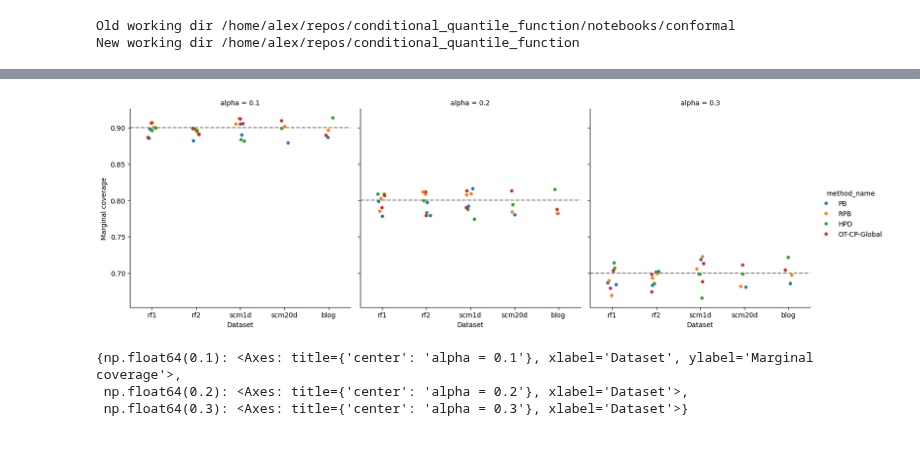
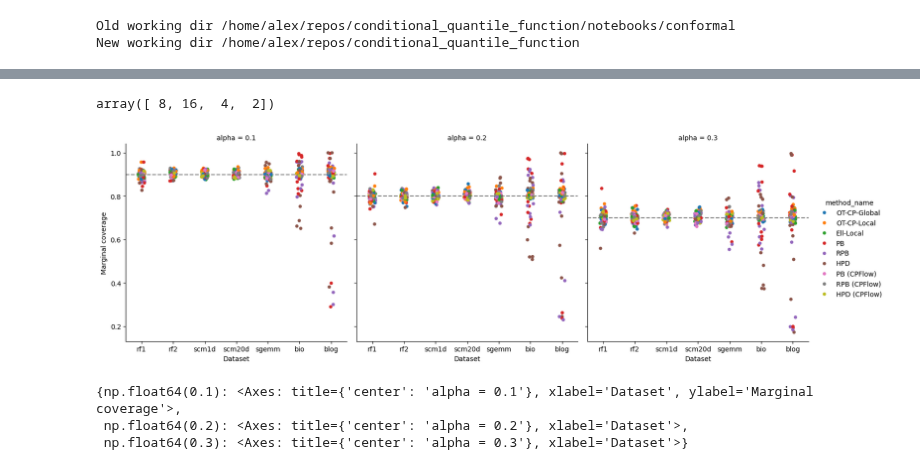
Before and after one commit to VldKnd/conditional_quantile_function, a Jupyter notebook: notebooks/conformal/plot_results.ipynb, the cells around one changed output, grey strips where cells are left out. Saved outputs shown, nothing was run; the diff lists cells and outputs as text; code cells hidden in the pictures.

Commit message:
add baseline pullback quantile conformalizer

```diff
--- a/notebooks/conformal/plot_results.ipynb
+++ b/notebooks/conformal/plot_results.ipynb
@@ -21,6 +21,10 @@ import seaborn as sns
 
 %matplotlib inline
 # %%
-results_dir = Path('./conformal_results/')
+results_dir = Path('./conformal_results_250912/')
 # %%
 from conformal.real_datasets.process_raw import datasets
+# %%
+n_targets = {"rf1": 8, "rf2": 8, "scm1d": 16, "scm20d": 16, "sgemm": 4, "bio": 2, "blog": 2}
+df_n_targets = pd.DataFrame({"dataset_name": n_targets.keys(), "n_targets": n_targets.values()})
+df_n_targets
@@ -29,11 +42,12 @@ dataframes = []
 seeds = range(10)
 for seed in seeds:
     for dataset_name in datasets:
-        fn = results_dir / dataset_name / str(seed) / f"metrics.feather"
+        fn = results_dir / dataset_name / str(seed) / f"metrics_all.feather"
         if fn.is_file():
             dataframes.append(pd.read_feather(fn))
         else:
             print(f"Error: dataset {dataset_name}, seed {seed} not found.")
-df = pd.concat(dataframes)
+df = pd.concat(dataframes).merge(df_n_targets, on="dataset_name")
+df["log_vol_d"] = np.log(df["volume"]) / df["n_targets"]
 df.head()
 # %% [output]
@@ -62,0 +61,4 @@ Error: dataset blog, seed 9 not found.
+# %%
+df["n_targets"].unique()
+# %% [output]
+array([ 8, 16,  4,  2])
@@ -63,12 +69,14 @@ Error: dataset blog, seed 9 not found.
 # %%
 g_cov = sns.catplot(
     data=df, x="dataset_name", y="marginal_coverage", col="alpha", hue="method_name"
 )
 g_cov.set_axis_labels("Dataset", "Marginal coverage")
 for alpha, ax in g_cov.axes_dict.items():
     ax.axhline(1 - alpha, ls="--", c="k", alpha=0.5)
+for ax in g_cov.axes.flatten():
+    ax.tick_params(labelbottom=True)
 # %% [output]
-[figure, old version]
+[figure, new version]
 # %%
 g_cov.axes_dict
 # %% [output]
```
Also changed, not shown: parts of 12 cells of this notebook, 2 other files.
